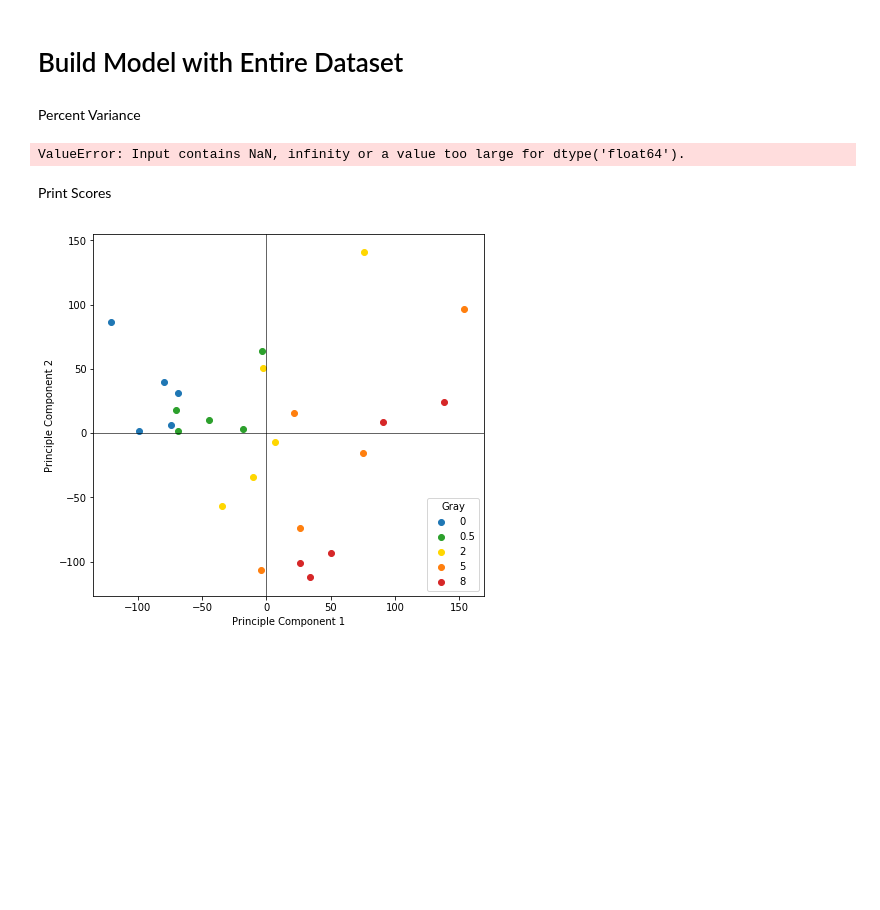
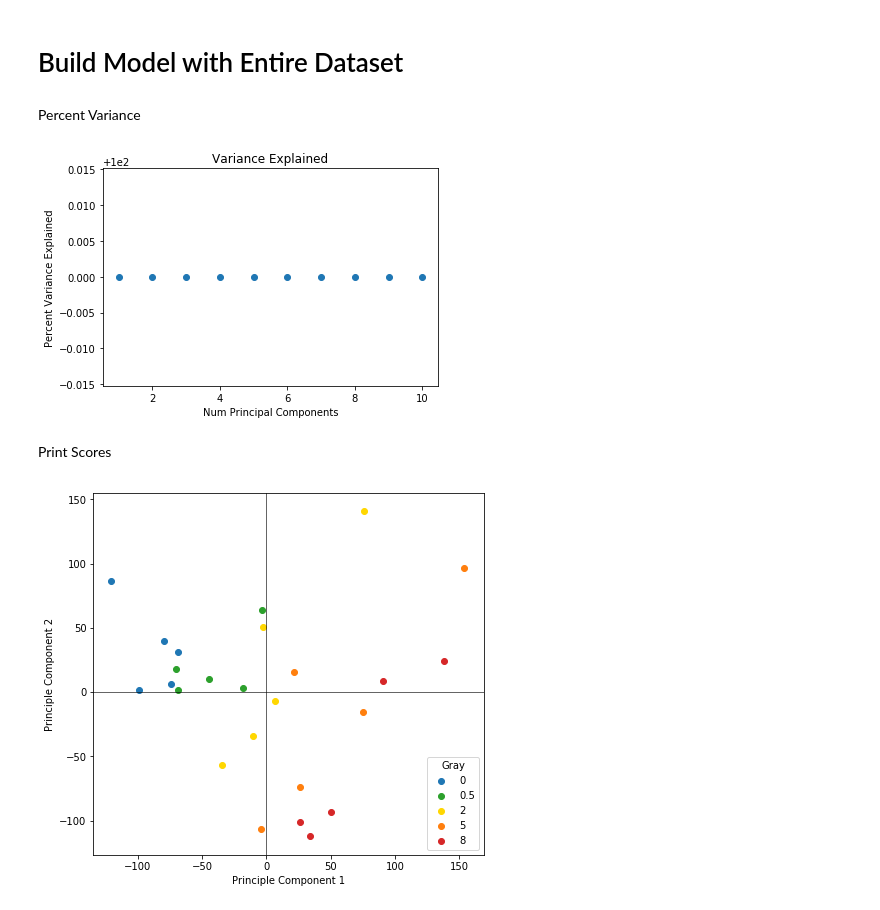
Before and after one commit to S-Ng/BE188_Final_Project, a Jupyter notebook: Greg_Simon_master.ipynb, the cells around one changed output. Drawn from its saved outputs; the diff is of its cells as text; code cells hidden in the pictures; blank space fills up the shorter version.

```diff
--- a/Greg_Simon_master.ipynb
+++ b/Greg_Simon_master.ipynb
@@ -85,34 +85,36 @@ Percent Variance
 # %%
 def Normalize(X, Y):
     Xnorm = np.zeros((len(X[:,0]), len(X[0,:])))
     for col in range(len(X[0,:])):
         if np.sum(X[:,col]) != 0:
             Xnorm[:,col] = zscore(X[:,col])  # normalize the X data . This zscores the genes
         else:
             pass
     Ynorm = zscore(Y)  # normalize the Y data
     return Xnorm, Ynorm
 
 X_avgNorm, DoseNorm = Normalize(X_avg, Dose48)
 Find_nan(X_avgNorm)
 
-def Plt_Variance(X, Y, num_components, title = 'Variance Explained'):
+def Plt_Variance(X, Y, num_components, title = 'Variance Explained', returnVariance = False):
     Xnorm, Ynorm = Normalize(X, Y)
 
     variance_array = np.zeros(num_components) # calculate variance with different numbers of PLSR
     for i in range(1,num_components+1):
-        plsr = PLSRegression(n_components = num_components) # go for 10
+        plsr = PLSRegression(n_components = num_components)
         plsr.fit_transform(Xnorm, Ynorm)
         variance_array[i-1] = 100*plsr.score(Xnorm,Ynorm)
     plt.scatter(range(1,num_components+1),variance_array)
     plt.title(title)
     plt.xlabel("Num Principal Components")
     plt.ylabel("Percent Variance Explained")
     plt.show()
+    if returnVariance is True:
+        return variance_array
 
-Plt_Variance(X_avg, Dose48, 10)
+Plt_Variance(X0, Dose48, 10)
 # %% [output]
-ValueError: Input contains NaN, infinity or a value too large for dtype('float64').
+[figure, added]
 # %% [markdown]
 Print Scores
 # %%
```
Also changed, not shown: parts of 2 cells of this notebook, 1 other file.
